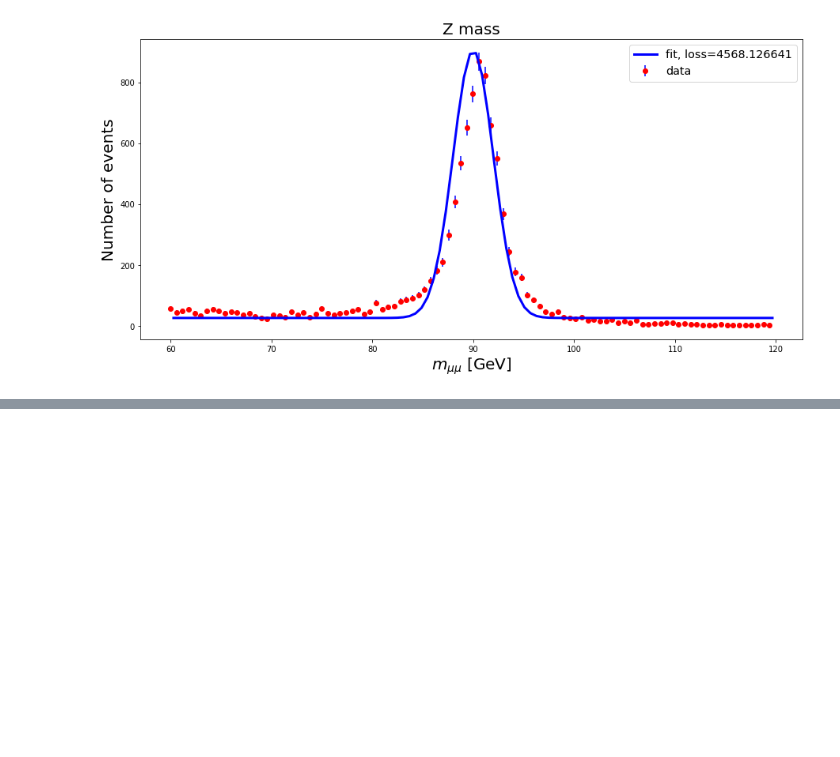
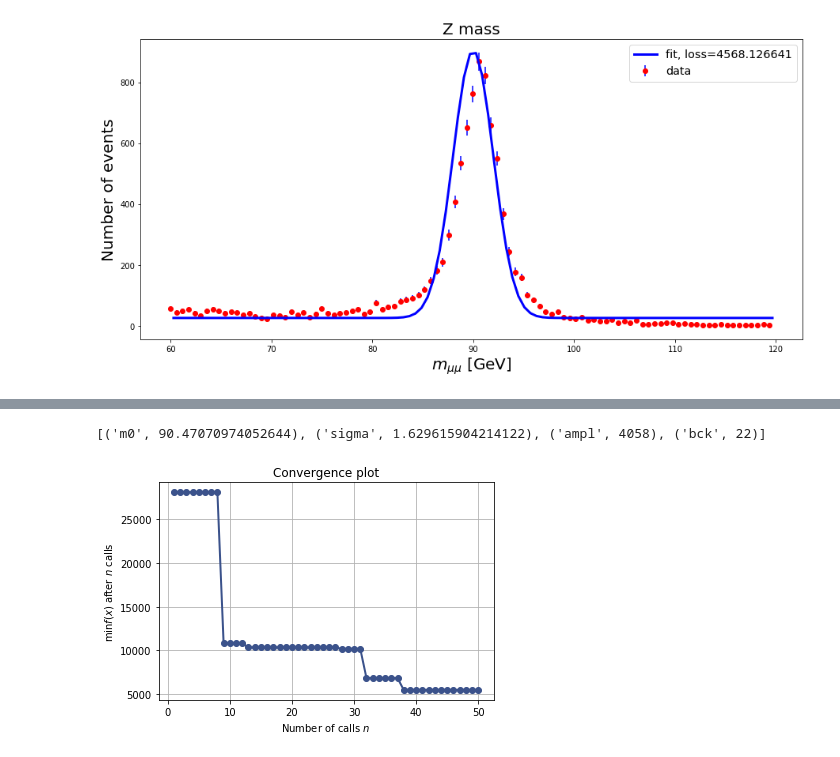
Before and after one commit to itsayushthada/Particle-Physics-Experiments, a Jupyter notebook: Z-Boson-Mass/Measurement the Z boson mass.ipynb, the cells around one changed output, grey strips where cells are left out. Drawn from its saved outputs; the diff is of its cells as text; code cells hidden in the pictures; blank space fills up the shorter version.

```diff
--- a/Z-Boson-Mass/Measurement the Z boson mass.ipynb
+++ b/Z-Boson-Mass/Measurement the Z boson mass.ipynb
@@ -125,0 +154,8 @@ opt = Optimizer(search_space, base_estimator="GP", acq_func="EI", acq_optimizer=
+# %%
+# Convergence Traces
+
+skopt.plots.plot_convergence(res)
+print (list(zip(["m0", "sigma", "ampl", "bck"], res.x)))
+# %% [output]
+[('m0', 90.47070974052644), ('sigma', 1.629615904214122), ('ampl', 4058), ('bck', 22)]
+[figure, added]
```
Also changed, not shown: parts of 15 cells of this notebook.
